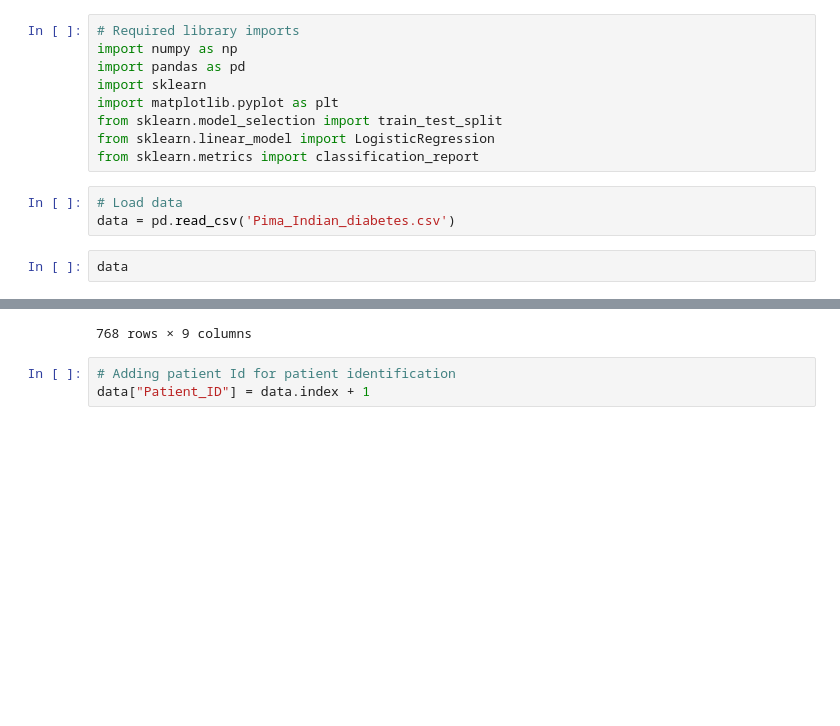
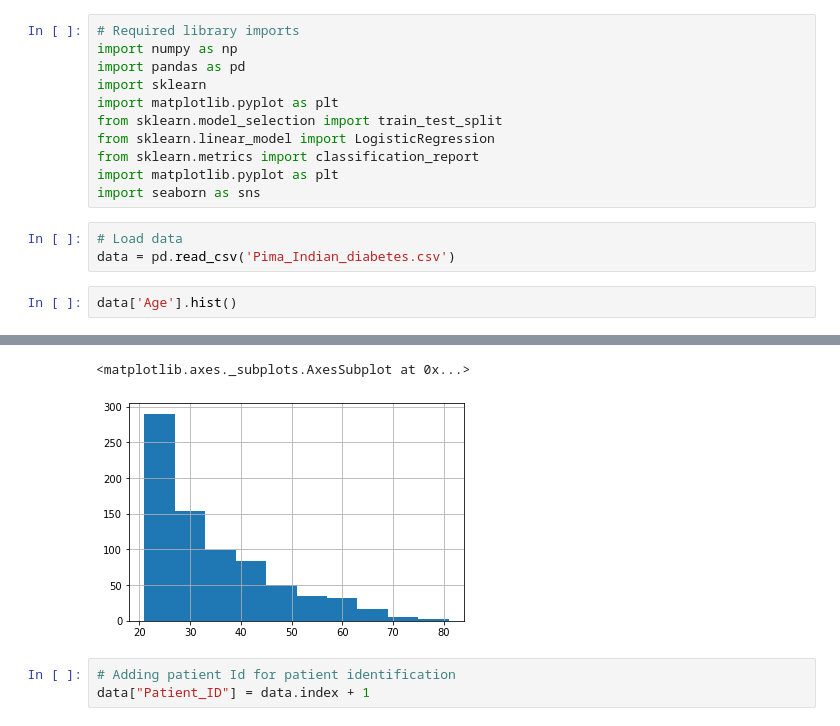
Before and after one commit to gandharvsuri/ML-model-for-Diabetes., a Jupyter notebook: Untitled.ipynb, the cells around one changed output, grey strips where cells are left out. Cells and saved outputs as stored; diff of their text form; blank space fills up the shorter version.

```diff
--- a/Untitled.ipynb
+++ b/Untitled.ipynb
@@ -7,9 +7,11 @@ import matplotlib.pyplot as plt
 from sklearn.model_selection import train_test_split
 from sklearn.linear_model import LogisticRegression
 from sklearn.metrics import classification_report
+import matplotlib.pyplot as plt
+import seaborn as sns
 # %%
 # Load data
 data = pd.read_csv('Pima_Indian_diabetes.csv')
 # %%
-data
+data['Age'].hist()
 # %% [output]
@@ -33,4 +18,5 @@ data
-768 rows × 9 columns
+<matplotlib.axes._subplots.AxesSubplot at 0x...>
+[figure, added]
 # %%
 # Adding patient Id for patient identification
 data["Patient_ID"] = data.index + 1
```
Also changed, not shown: parts of 4 cells of this notebook, 9 other files.
